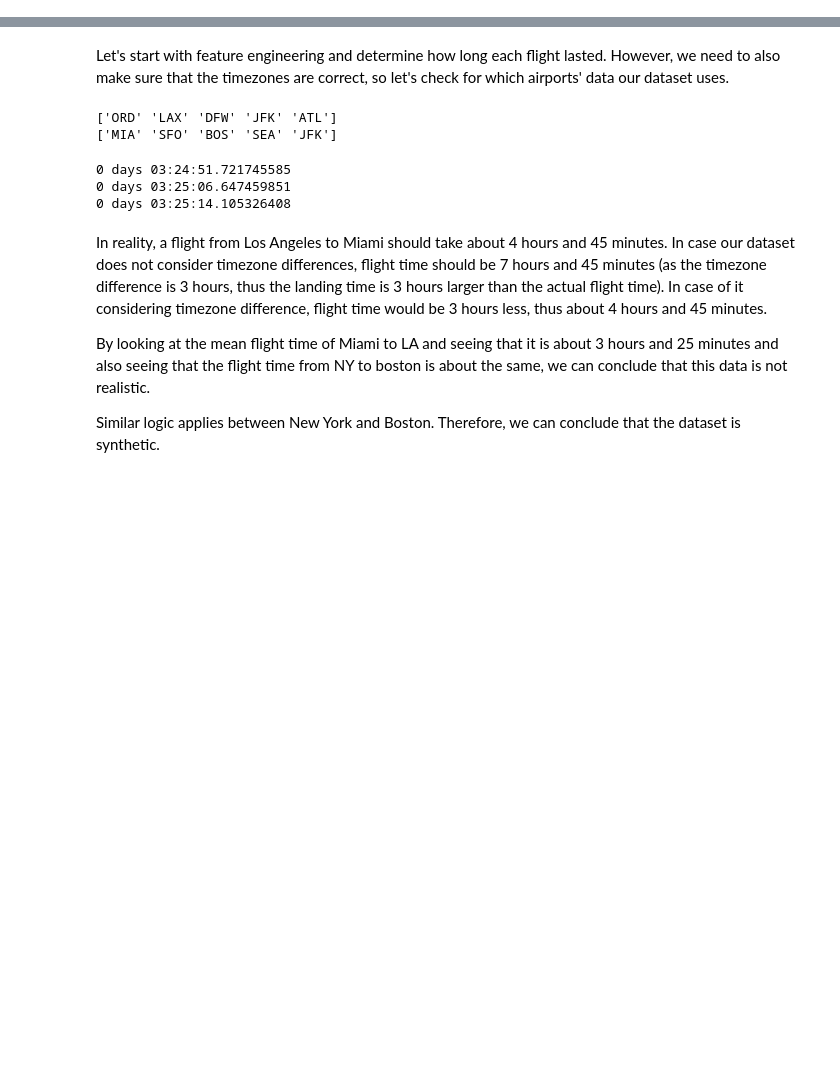
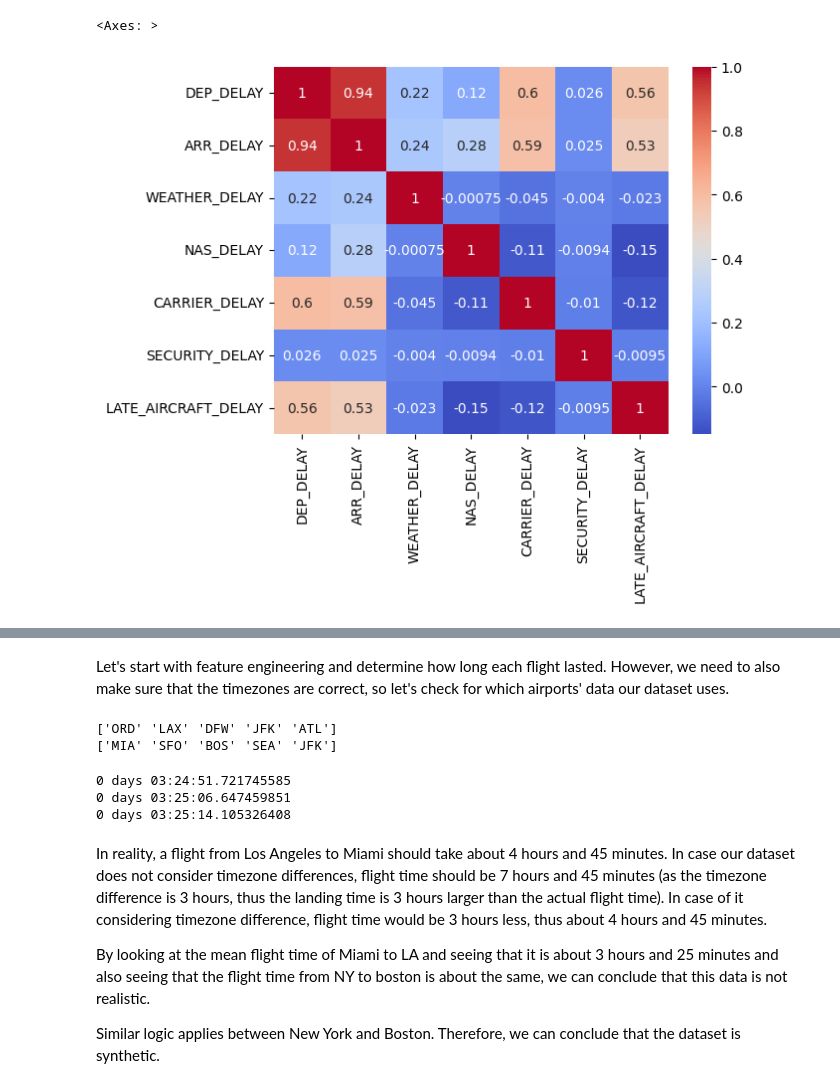
Before and after one commit to importb/predicting-flight-delays, a Jupyter notebook: Notebook_On_2015_dataset.ipynb, the cells around one changed output, grey strips where cells are left out. Saved outputs shown, nothing was run; the diff lists cells and outputs as text; code cells hidden in the pictures; blank space fills up the shorter version.

```diff
--- a/Notebook_On_2015_dataset.ipynb
+++ b/Notebook_On_2015_dataset.ipynb
@@ -88,0 +77,8 @@ Name: ARRIVAL_TIME, dtype: float64
+# %%
+# Correlation between different types of delays
+delay_columns = ['DEP_DELAY', 'ARR_DELAY', 'WEATHER_DELAY', 'NAS_DELAY', 'CARRIER_DELAY', 'SECURITY_DELAY', 'LATE_AIRCRAFT_DELAY']
+delay_correlation = df[delay_columns].corr()
+sns.heatmap(delay_correlation, annot=True, cmap='coolwarm')
+# %% [output]
+<Axes: >
+[figure, added]
```
Also changed, not shown: parts of 12 cells of this notebook, 1 other file.
